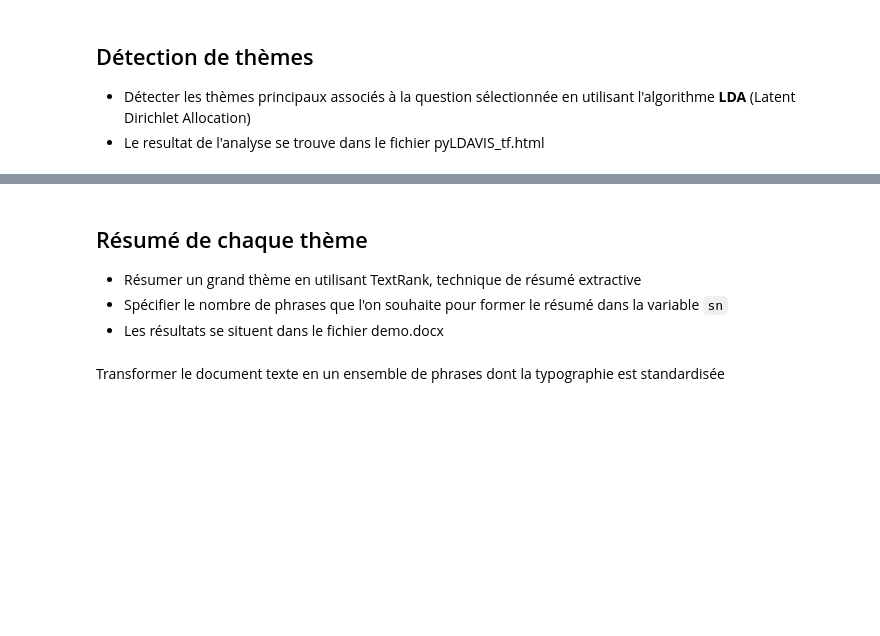
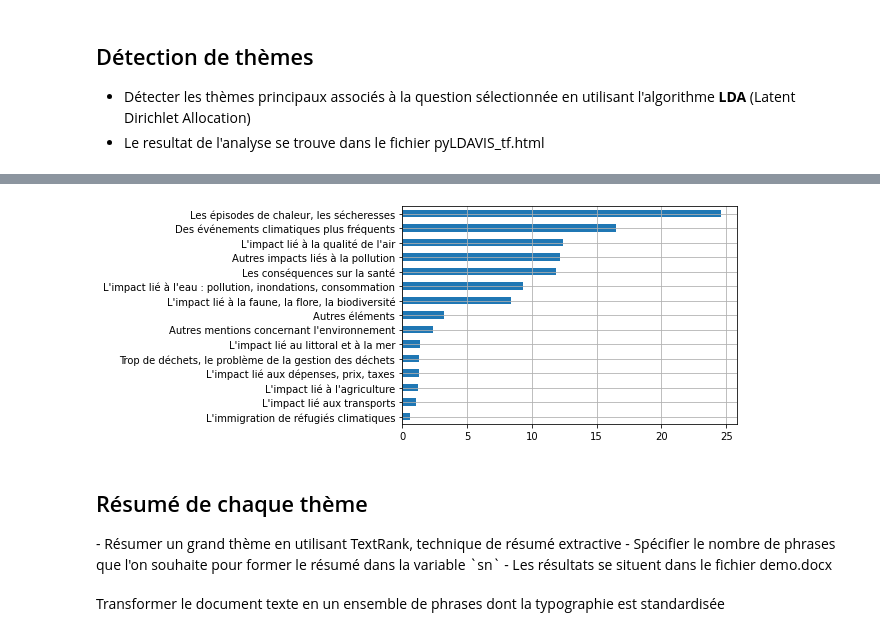
Before and after one commit to baruch11/grand-debat, a Jupyter notebook: grand-debat.ipynb, the cells around one changed output, grey strips where cells are left out. Saved outputs shown, nothing was run; the diff lists cells and outputs as text; code cells hidden in the pictures; blank space fills up the shorter version.

```diff
--- a/grand-debat.ipynb
+++ b/grand-debat.ipynb
@@ -149,5 +219,32 @@ for ii in range(lda_tf.components_.shape[0]):
+# %%
+# topics OpinionWay
+# https://granddebat.fr/media/default/0001/01/b88758e8caa2733bec607a74b3b5371cc0a3b420.pdf
+topics_ow = pd.Series(
+    {"Les épisodes de chaleur, les sécheresses": 24.6,
+    "Des événements climatiques plus fréquents": 16.5,
+    "L'impact lié à la qualité de l'air": 12.4,
+    "Autres impacts liés à la pollution": 12.2,
+    "L'impact lié à l'eau : pollution, inondations, consommation": 9.3,
+    "Les conséquences sur la santé": 11.9,
+     "L'impact lié à la faune, la flore, la biodiversité": 8.4,
+     "Autres éléments": 3.2,
+     "Autres mentions concernant l'environnement": 2.4,
+     "L'impact lié au littoral et à la mer": 1.4,
+     "L'impact lié aux dépenses, prix, taxes": 1.3,
+     "Trop de déchets, le problème de la gestion des déchets": 1.3,
+     "L'impact lié à l'agriculture": 1.2,
+     "L'impact lié aux transports": 1.1,
+     "L'immigration de réfugiés climatiques": 0.6
+    }
+)
+
+f,ax = plt.subplots()
+topics_ow.sort_values().plot(kind="barh",ax=ax)
+ax.grid()
+# %% [output]
+[figure, added]
 # %% [markdown]
-## <h2>Résumé de chaque thème</h2>
+<h2>Résumé de chaque thème</h2>
 -  Résumer un grand thème en utilisant TextRank, technique de résumé extractive
 -  Spécifier le nombre de phrases que l'on souhaite pour former le résumé dans la variable `sn`
 -  Les résultats se situent dans le fichier demo.docx
```
Also changed, not shown: parts of 21 cells of this notebook, 1 other file.
